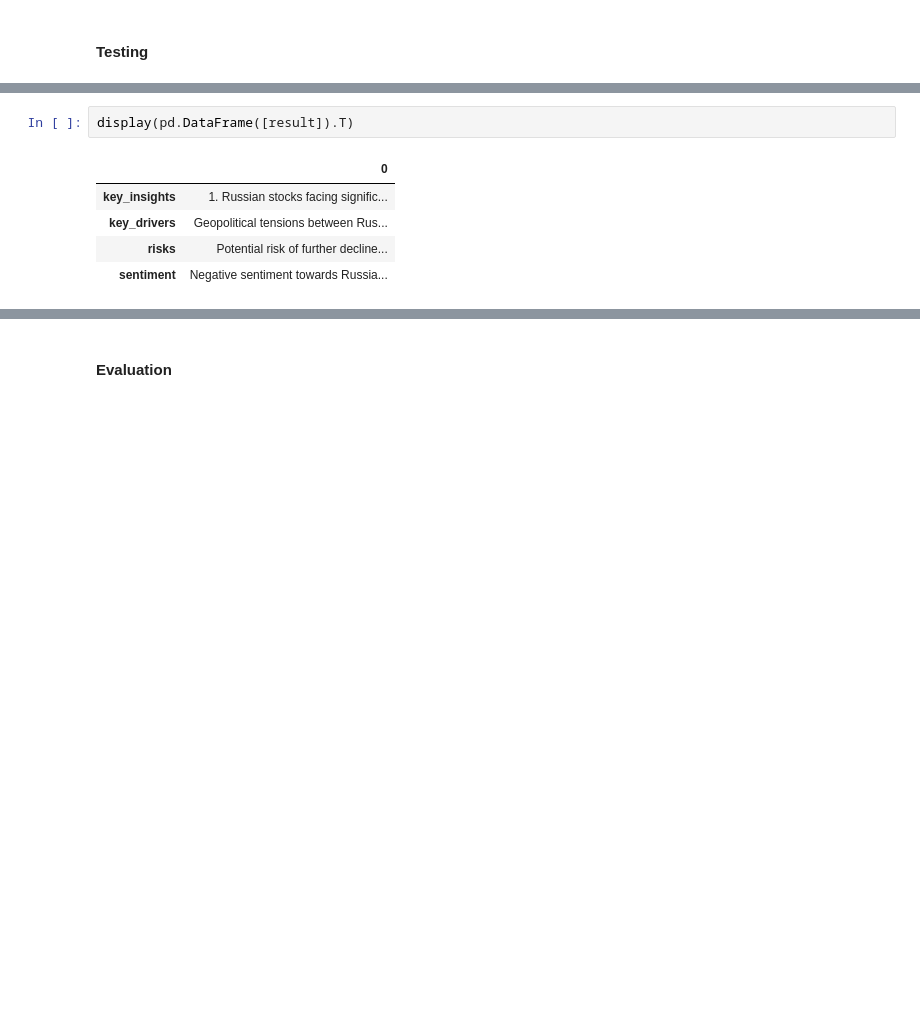
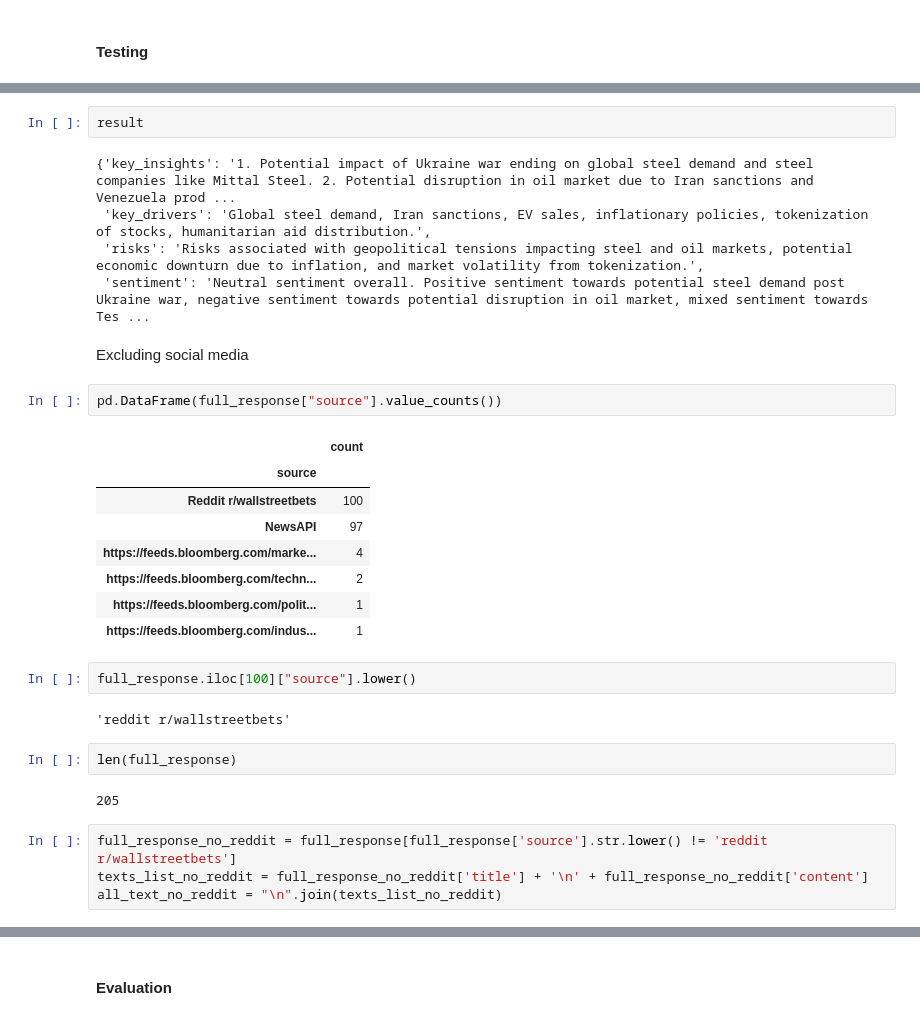
Before and after one commit to Adeleye-Emmanuel/Modular-Real-Time-Financial-News, a Jupyter notebook: notebook/code.ipynb, the cells around one changed output, grey strips where cells are left out. Saved outputs shown, nothing was run; the diff lists cells and outputs as text; blank space fills up the shorter version.

Commit message:
improving data pipeline

```diff
--- a/notebook/code.ipynb
+++ b/notebook/code.ipynb
@@ -584,10 +296,34 @@ print(result)
 # %%
-display(pd.DataFrame([result]).T)
+result
 # %% [output]
-|  | 0 |
-| key_insights | 1. Russian stocks facing signific... |
-| key_drivers | Geopolitical tensions between Rus... |
-| risks | Potential risk of further decline... |
-| sentiment | Negative sentiment towards Russia... |
+{'key_insights': '1. Potential impact of Ukraine war ending on global steel demand and steel companies like Mittal Steel. 2. Potential disruption in oil market due to Iran sanctions and Venezuela prod ...
+ 'key_drivers': 'Global steel demand, Iran sanctions, EV sales, inflationary policies, tokenization of stocks, humanitarian aid distribution.',
+ 'risks': 'Risks associated with geopolitical tensions impacting steel and oil markets, potential economic downturn due to inflation, and market volatility from tokenization.',
+ 'sentiment': 'Neutral sentiment overall. Positive sentiment towards potential steel demand post Ukraine war, negative sentiment towards potential disruption in oil market, mixed sentiment towards Tes ...
+# %% [markdown]
+Excluding social media
+# %%
+pd.DataFrame(full_response["source"].value_counts())
+# %% [output]
+|  | count |
+| source |  |
+| Reddit r/wallstreetbets | 100 |
+| NewsAPI | 97 |
+| https://feeds.bloomberg.com/marke... | 4 |
+| https://feeds.bloomberg.com/techn... | 2 |
+| https://feeds.bloomberg.com/polit... | 1 |
+| https://feeds.bloomberg.com/indus... | 1 |
+# %%
+full_response.iloc[100]["source"].lower()
+# %% [output]
+'reddit r/wallstreetbets'
+# %%
+len(full_response)
+# %% [output]
+205
+# %%
+full_response_no_reddit = full_response[full_response['source'].str.lower() != 'reddit r/wallstreetbets']
+texts_list_no_reddit = full_response_no_reddit['title'] + '\n' + full_response_no_reddit['content']
+all_text_no_reddit = "\n".join(texts_list_no_reddit)
 # %%
 ## rerunning semantic search on data exclusive of reddit posts
```
Also changed, not shown: parts of 45 cells of this notebook, 5 other files.
